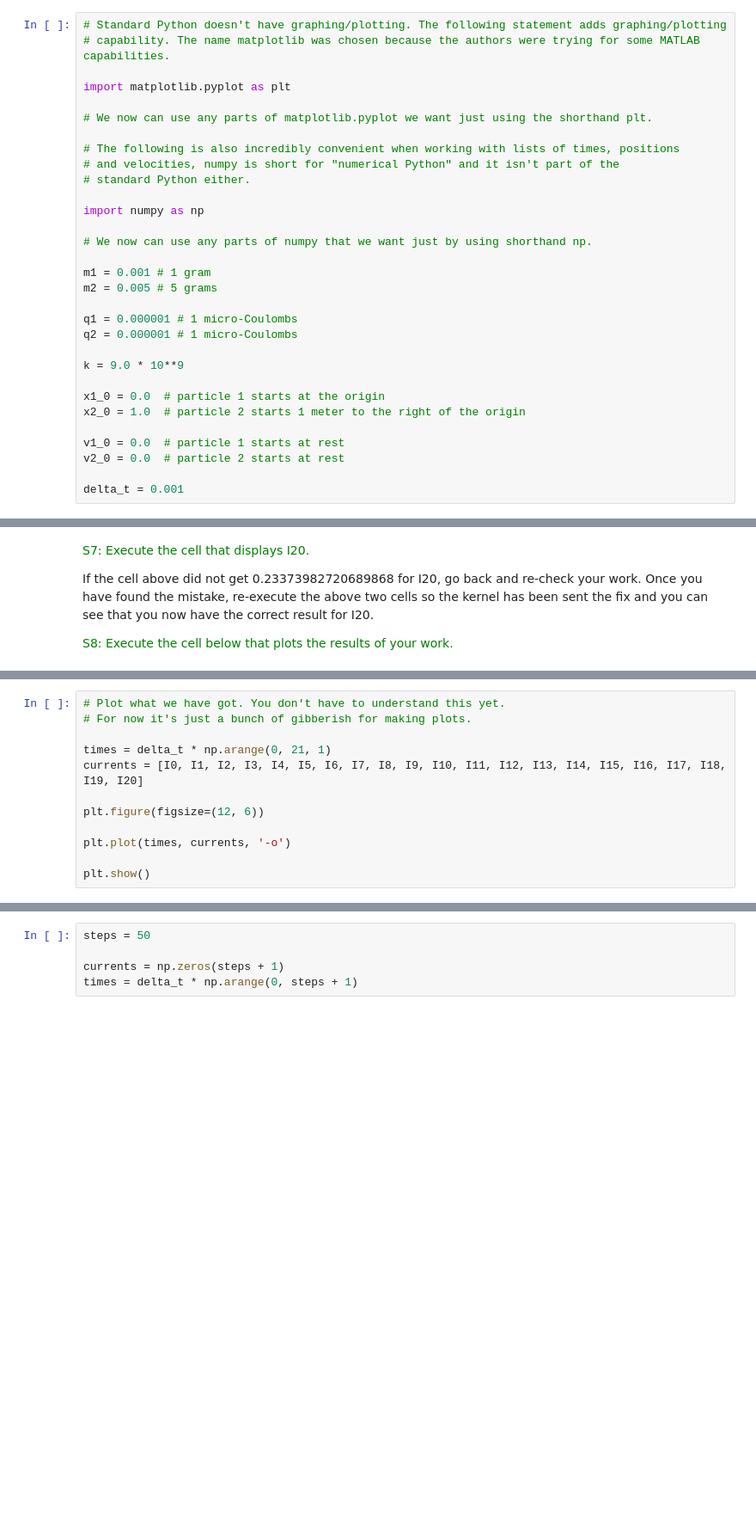
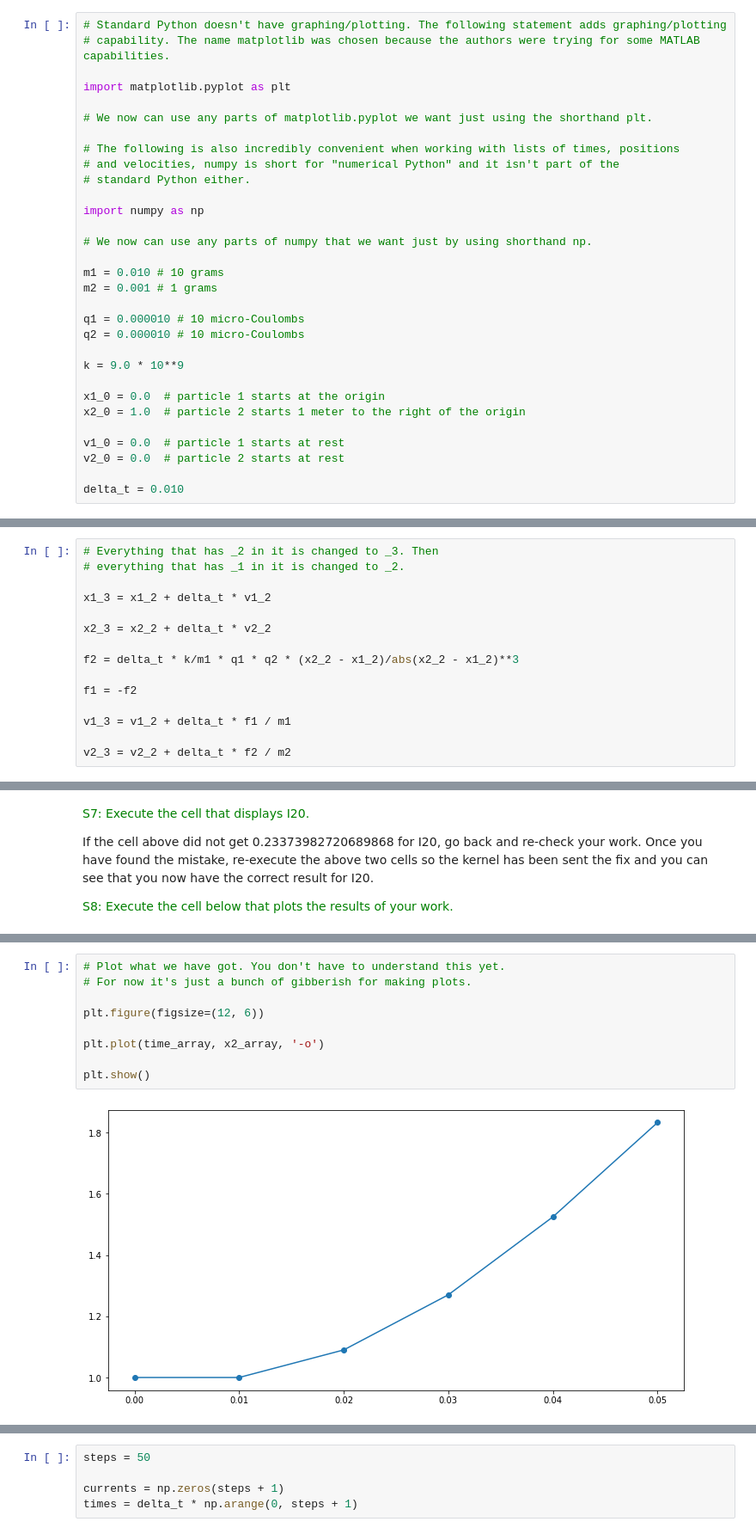
Before and after one commit to brianhill/loops-and-orbits, a Jupyter notebook: electricity_and_magnetism/coulomb_repulsion.ipynb, the cells around one changed output, grey strips where cells are left out. Shown at 86% size. Cells and saved outputs as stored; diff of their text form; blank space fills up the shorter version.

```diff
--- a/electricity_and_magnetism/coulomb_repulsion.ipynb
+++ b/electricity_and_magnetism/coulomb_repulsion.ipynb
@@ -131,11 +131,11 @@ import numpy as np
 
 # We now can use any parts of numpy that we want just by using shorthand np.
 
-m1 = 0.001 # 1 gram
-m2 = 0.005 # 5 grams
+m1 = 0.010 # 10 grams
+m2 = 0.001 # 1 grams
 
-q1 = 0.000001 # 1 micro-Coulombs
-q2 = 0.000001 # 1 micro-Coulombs
+q1 = 0.000010 # 10 micro-Coulombs
+q2 = 0.000010 # 10 micro-Coulombs
 
 k = 9.0 * 10**9
 
@@ -145,7 +145,7 @@ x2_0 = 1.0  # particle 2 starts 1 meter to the right of the origin
 v1_0 = 0.0  # particle 1 starts at rest
 v2_0 = 0.0  # particle 2 starts at rest
 
-delta_t = 0.001
+delta_t = 0.010
 # %% [markdown]
 ## Executing Python Code
 
@@ -188,0 +212,15 @@ I3 =
+# %%
+# Everything that has _2 in it is changed to _3. Then
+# everything that has _1 in it is changed to _2.
+
+x1_3 = x1_2 + delta_t * v1_2
+
+x2_3 = x2_2 + delta_t * v2_2
+
+f2 = delta_t * k/m1 * q1 * q2 * (x2_2 - x1_2)/abs(x2_2 - x1_2)**3
+
+f1 = -f2
+
+v1_3 = v1_2 + delta_t * f1 / m1
+
+v2_3 = v2_2 + delta_t * f2 / m2
@@ -237,15 +297,14 @@ the mistake, re-execute the above two cells so the kernel has been sent the fix
 # %%
 # Plot what we have got. You don't have to understand this yet.
 # For now it's just a bunch of gibberish for making plots.
 
-times = delta_t * np.arange(0, 21, 1)
-currents = [I0, I1, I2, I3, I4, I5, I6, I7, I8, I9, I10, I11, I12, I13, I14, I15, I16, I17, I18, I19, I20]
-
 plt.figure(figsize=(12, 6))
 
-plt.plot(times, currents, '-o')
+plt.plot(time_array, x2_array, '-o')
 
 plt.show()
+# %% [output]
+[figure, added]
 # %% [markdown]
 The units of the horizontal axis on the plot are seconds. The vertical axis has current in Amperes.
 
```
Also changed, not shown: parts of 20 cells of this notebook.
